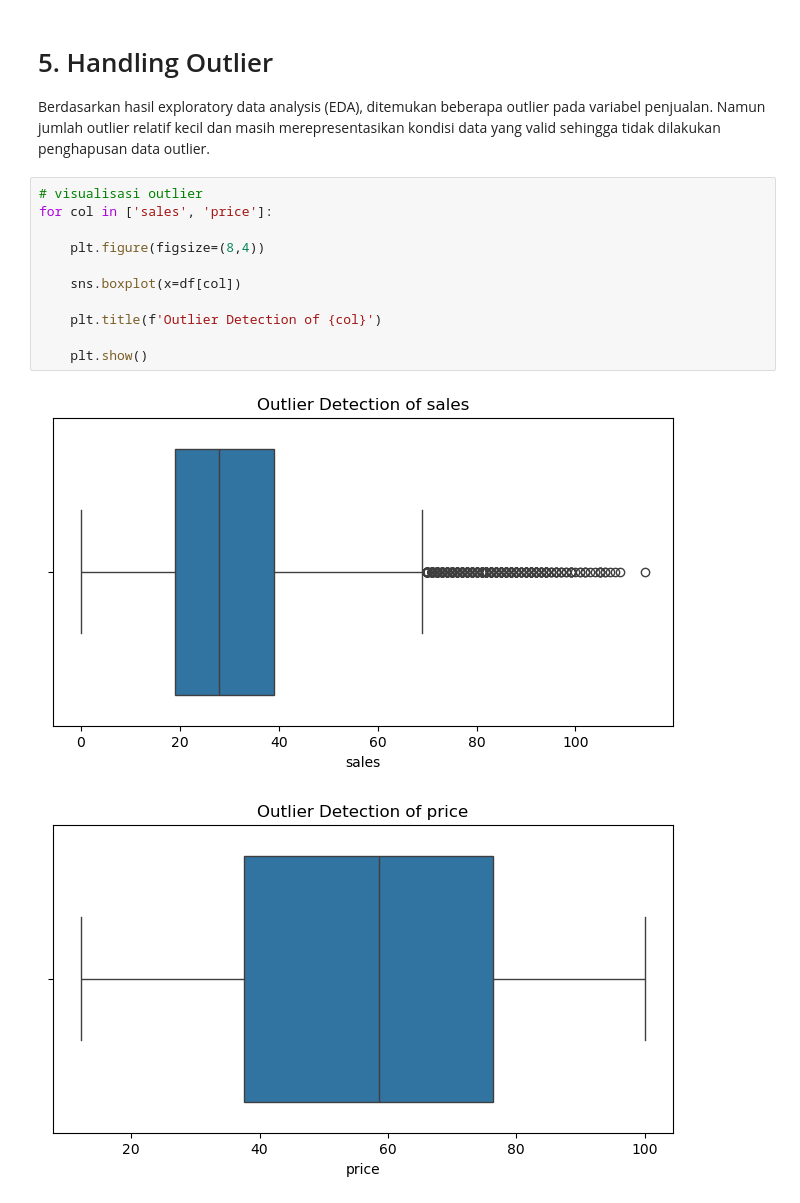
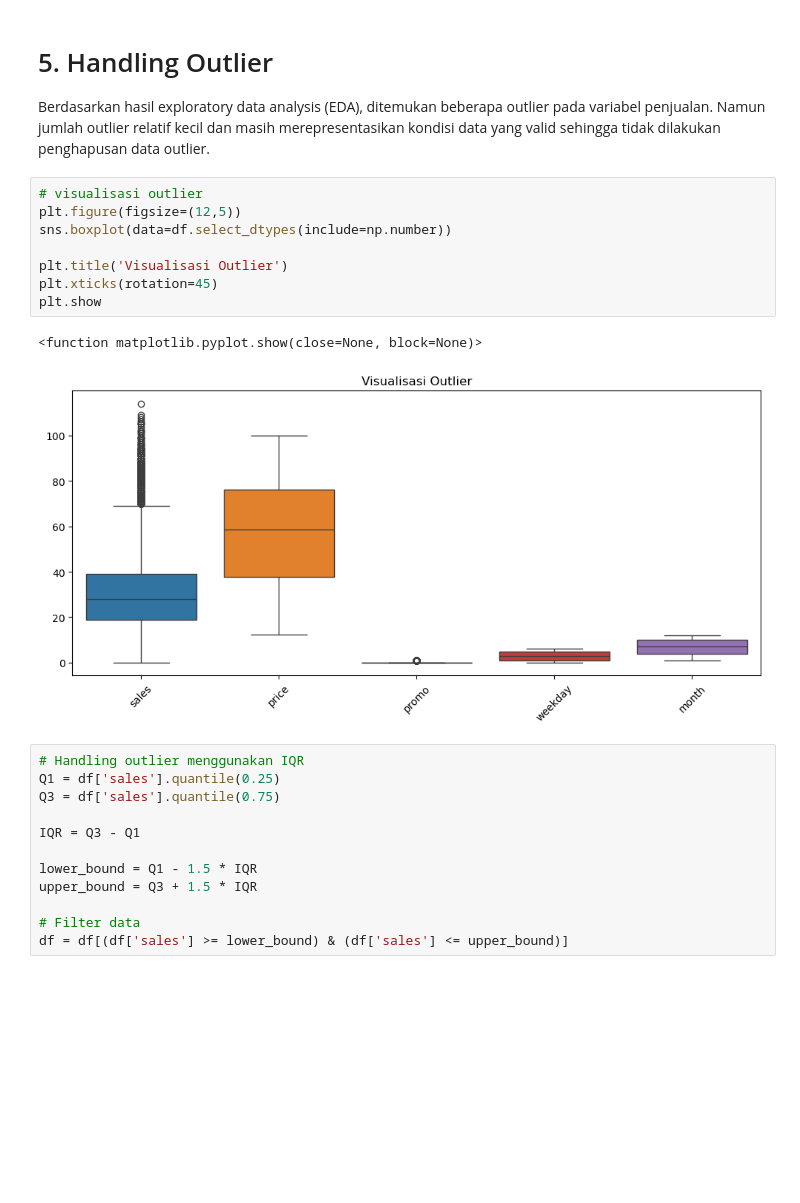
Before and after one commit to nabillaaaputri/SiDoku-capstone-project, a Jupyter notebook: data-science/notebook/3_preprocessing.ipynb, the cells around one changed output. Saved outputs shown, nothing was run; the diff lists cells and outputs as text; blank space fills up the shorter version.

```diff
--- a/data-science/notebook/3_preprocessing.ipynb
+++ b/data-science/notebook/3_preprocessing.ipynb
@@ -89,18 +92,27 @@ Index(['sales', 'price', 'promo', 'weekday', 'month'], dtype='object')
 Berdasarkan hasil exploratory data analysis (EDA), ditemukan beberapa outlier pada variabel penjualan. Namun jumlah outlier relatif kecil dan masih merepresentasikan kondisi data yang valid sehingga tidak dilakukan penghapusan data outlier.
 # %%
 # visualisasi outlier
-for col in ['sales', 'price']:
+plt.figure(figsize=(12,5))
+sns.boxplot(data=df.select_dtypes(include=np.number))
 
-    plt.figure(figsize=(8,4))
-
-    sns.boxplot(x=df[col])
-
-    plt.title(f'Outlier Detection of {col}')
-
-    plt.show()
+plt.title('Visualisasi Outlier')
+plt.xticks(rotation=45)
+plt.show
 # %% [output]
+<function matplotlib.pyplot.show(close=None, block=None)>
-[figure, old version]
+[figure, new version]
-[figure, removed]
+# %%
+# Handling outlier menggunakan IQR
+Q1 = df['sales'].quantile(0.25)
+Q3 = df['sales'].quantile(0.75)
+
+IQR = Q3 - Q1
+
+lower_bound = Q1 - 1.5 * IQR
+upper_bound = Q3 + 1.5 * IQR
+
+# Filter data
+df = df[(df['sales'] >= lower_bound) & (df['sales'] <= upper_bound)]
 # %% [markdown]
 Insight:
 - Outlier tidak dihapus karena masih merepresentasikan kondisi penjualan yang valid.
```
Also changed, not shown: parts of 30 cells of this notebook, 2 other files.
